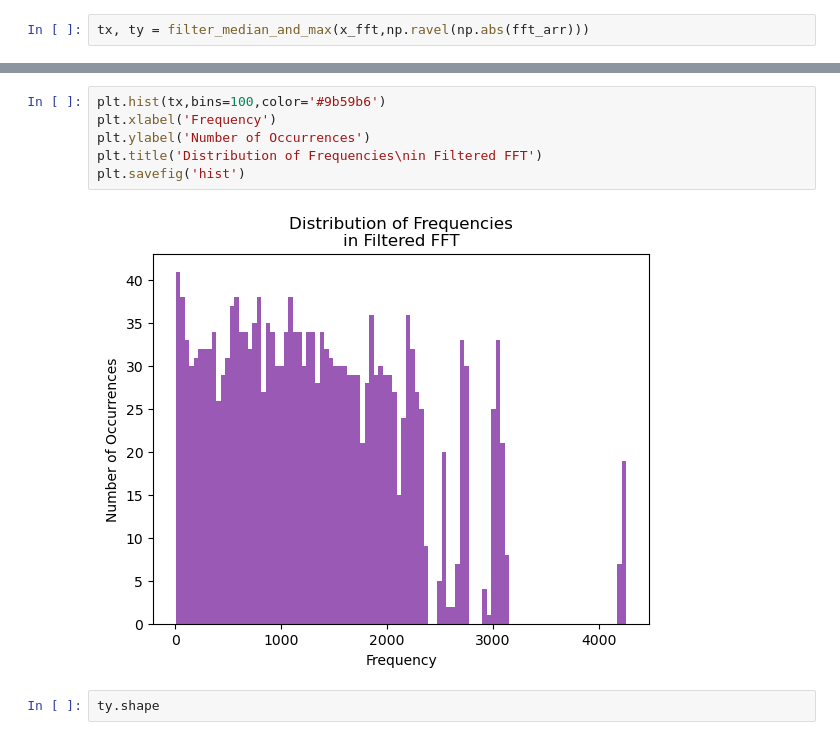
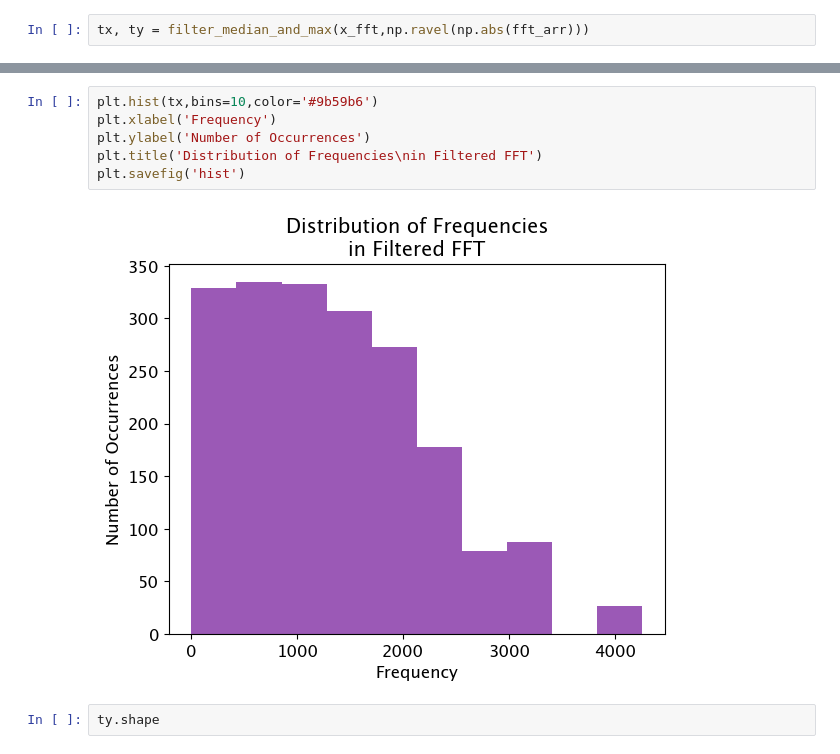
Before and after one commit to VamsiImmanneni/Sound-Separation-Project, a Jupyter notebook: Analysis-Midway.ipynb, the cells around one changed output, grey strips where cells are left out. Drawn from its saved outputs; the diff is of its cells as text.

```diff
--- a/Analysis-Midway.ipynb
+++ b/Analysis-Midway.ipynb
@@ -149,11 +154,11 @@ tx, ty = filter_median_and_max(x_fft,np.ravel(np.abs(fft_arr)))
 # %%
-plt.hist(tx,bins=100,color='#9b59b6')
+plt.hist(tx,bins=10,color='#9b59b6')
 plt.xlabel('Frequency')
 plt.ylabel('Number of Occurrences')
 plt.title('Distribution of Frequencies\nin Filtered FFT')
 plt.savefig('hist')
 # %% [output]
-[figure, old version]
+[figure, new version]
 # %%
 ty.shape
 # %% [output]
```
Also changed, not shown: parts of 1 cell of this notebook, 10 other files.
